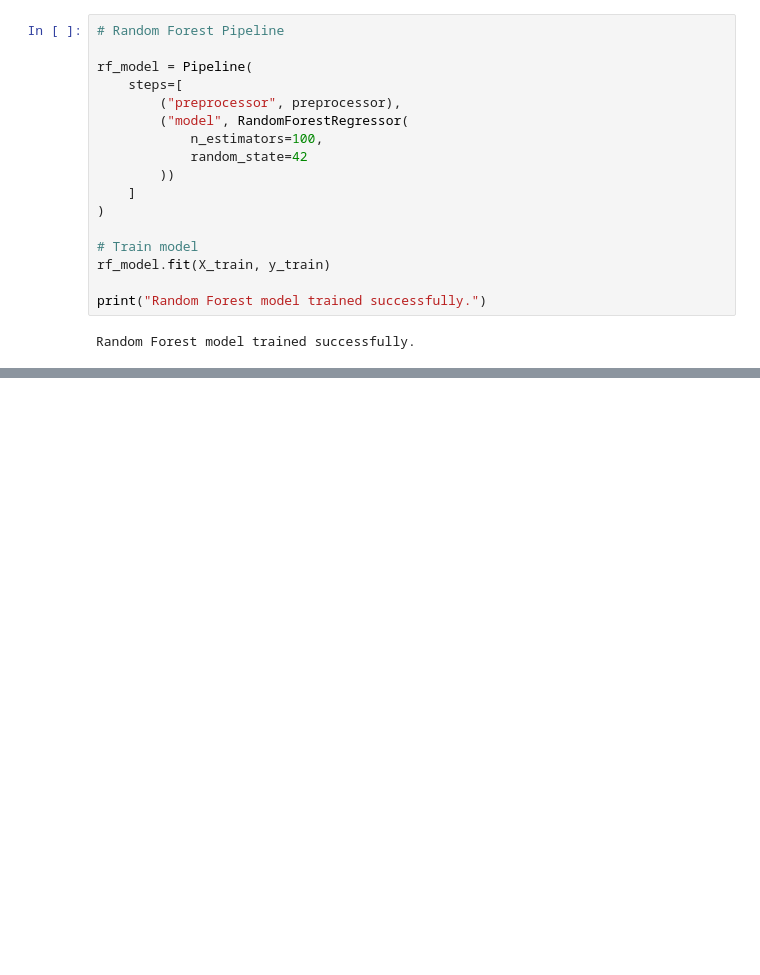
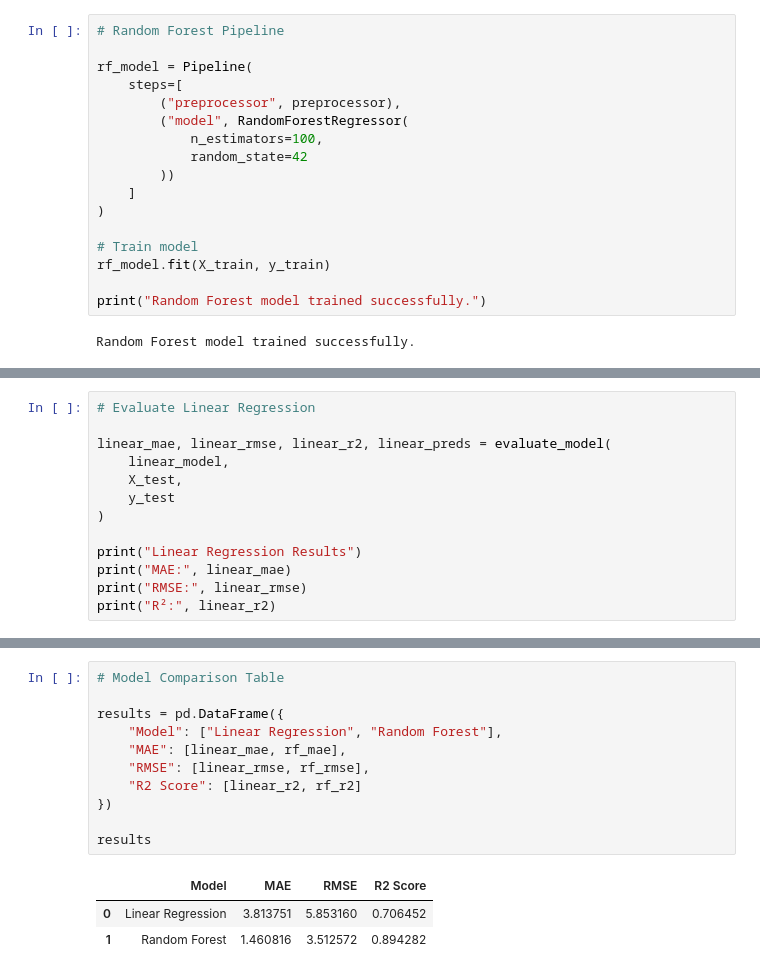
Before and after one commit to bryanpintado/used-car-price-prediction, a Jupyter notebook: 01_eda_and_modeling.ipynb, the cells around one changed output, grey strips where cells are left out. Saved outputs shown, nothing was run; the diff lists cells and outputs as text; blank space fills up the shorter version.

```diff
--- a/01_eda_and_modeling.ipynb
+++ b/01_eda_and_modeling.ipynb
@@ -495,0 +517,13 @@ Random Forest model trained successfully.
+# %%
+# Evaluate Linear Regression
+
+linear_mae, linear_rmse, linear_r2, linear_preds = evaluate_model(
+    linear_model,
+    X_test,
+    y_test
+)
+
+print("Linear Regression Results")
+print("MAE:", linear_mae)
+print("RMSE:", linear_rmse)
+print("R²:", linear_r2)
@@ -495,0 +553,15 @@ Random Forest model trained successfully.
+# %%
+# Model Comparison Table
+
+results = pd.DataFrame({
+    "Model": ["Linear Regression", "Random Forest"],
+    "MAE": [linear_mae, rf_mae],
+    "RMSE": [linear_rmse, rf_rmse],
+    "R2 Score": [linear_r2, rf_r2]
+})
+
+results
+# %% [output]
+|  | Model | MAE | RMSE | R2 Score |
+| 0 | Linear Regression | 3.813751 | 5.853160 | 0.706452 |
+| 1 | Random Forest | 1.460816 | 3.512572 | 0.894282 |
```
Also changed, not shown: parts of 10 cells of this notebook, 4 other files.
